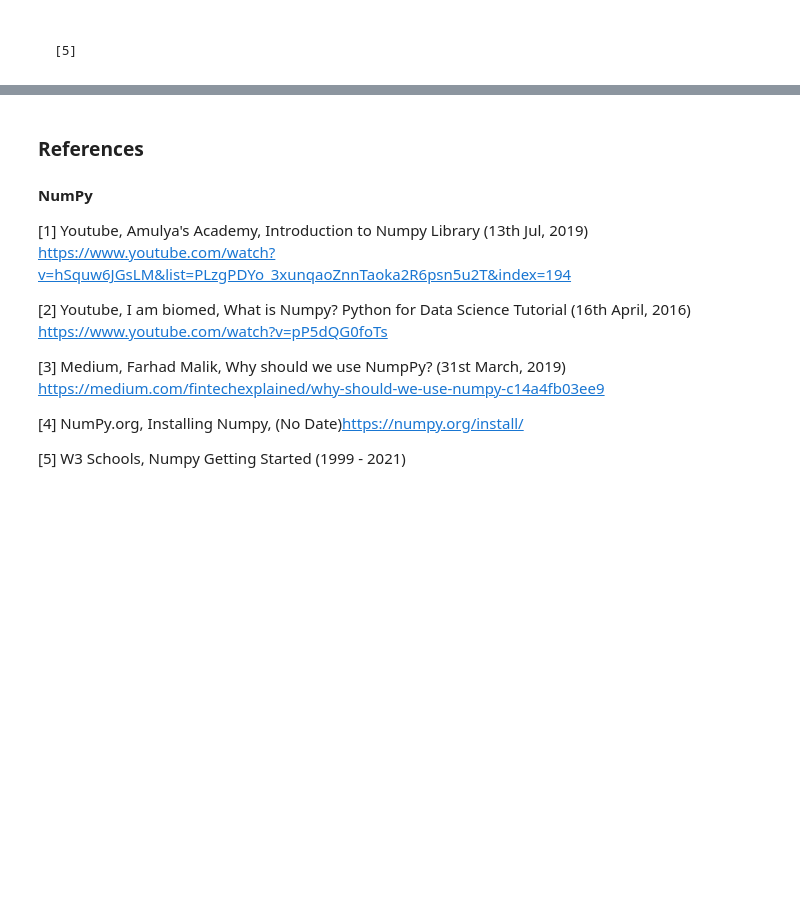
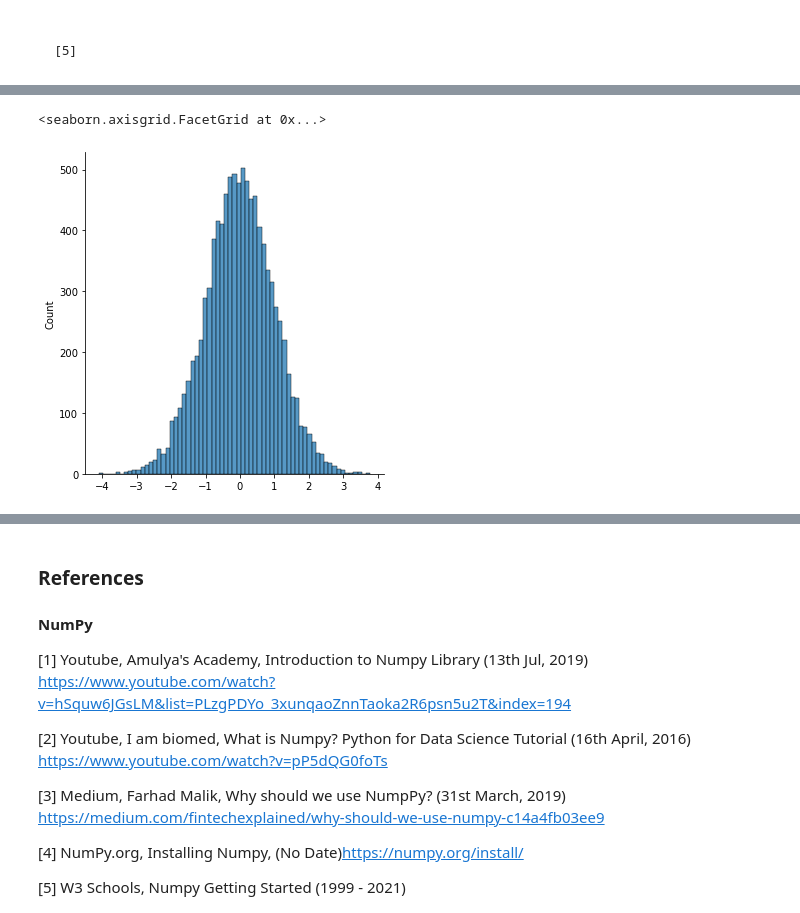
Before and after one commit to VCurry20/PDANumpy, a Jupyter notebook: Numpy.ipynb, the cells around one changed output, grey strips where cells are left out. Saved outputs shown, nothing was run; the diff lists cells and outputs as text; code cells hidden in the pictures; blank space fills up the shorter version.

```diff
--- a/Numpy.ipynb
+++ b/Numpy.ipynb
@@ -754,0 +782,9 @@ In NumPy, when we call this function, we will be given data that forms a normal
+# %%
+# to give a larger example of this process in this graph we will plot a large volume of data
+
+x = rng.normal(size=10000)   # random.normal loc 0 / scale 0 / size 10000 data points
+
+sns.displot(x)               # plot seaborn dis plot - plots bars instead of lines
+# %% [output]
+<seaborn.axisgrid.FacetGrid at 0x...>
+[figure, added]
```
Also changed, not shown: parts of 37 cells of this notebook.
